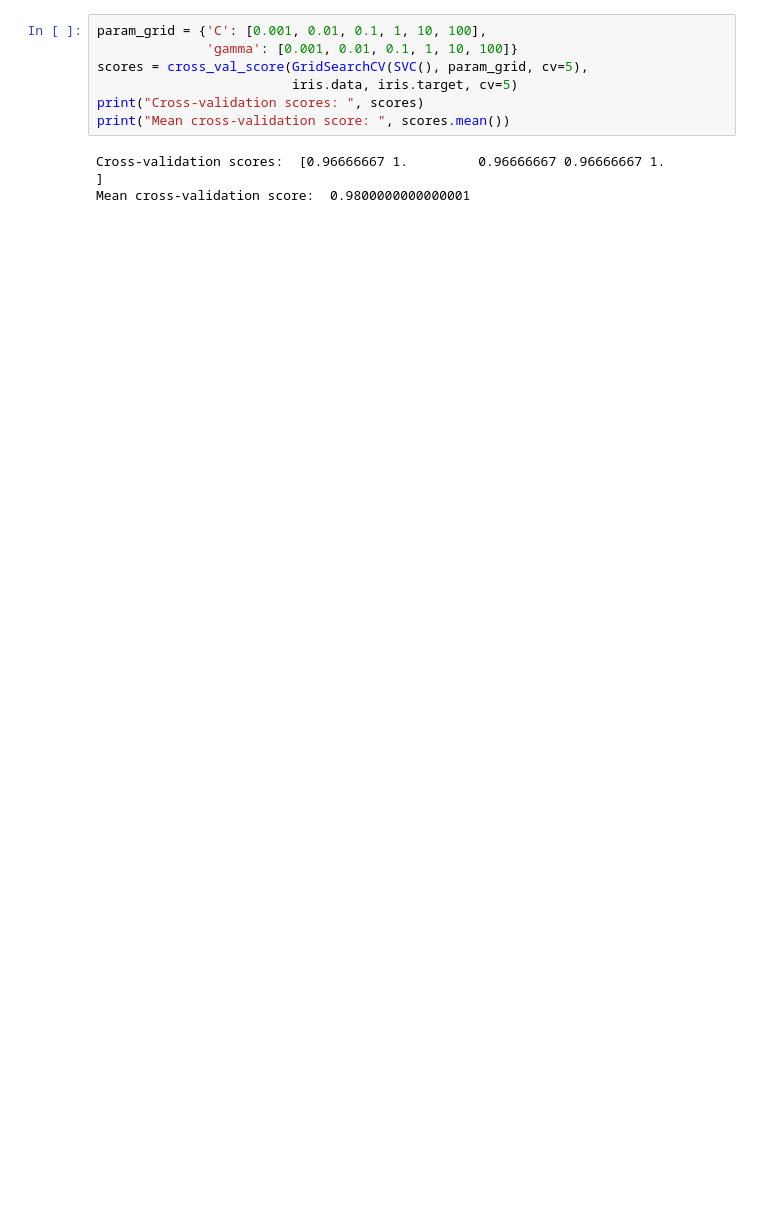
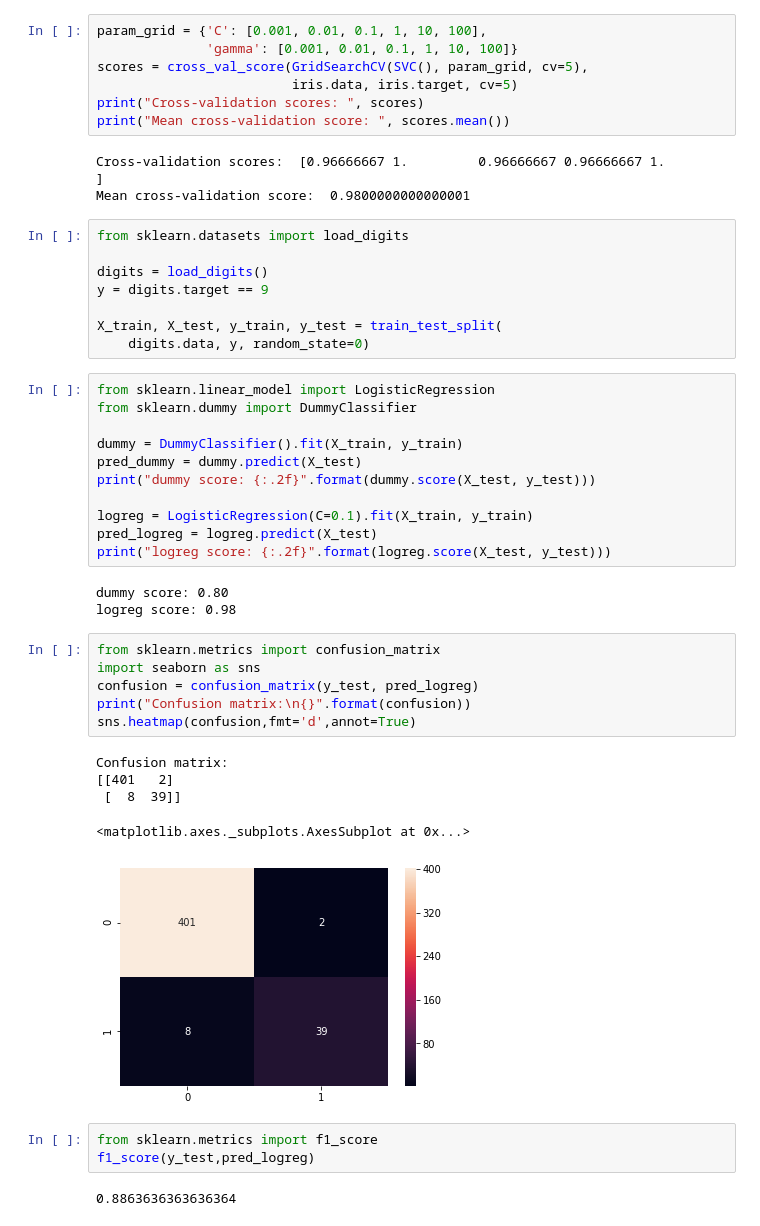
Before and after one commit to ScJn/my_machine_learning, a Jupyter notebook: 05-model-evaluation-and-improvement.ipynb, the cells around one changed output. Drawn from its saved outputs; the diff is of its cells as text; blank space fills up the shorter version.

Commit message:
evaluation metric

```diff
--- a/05-model-evaluation-and-improvement.ipynb
+++ b/05-model-evaluation-and-improvement.ipynb
@@ -116,3 +113,42 @@ print("Mean cross-validation score: ", scores.mean())
 # %% [output]
 Cross-validation scores:  [0.96666667 1.         0.96666667 0.96666667 1.        ]
 Mean cross-validation score:  0.9800000000000001
+# %%
+from sklearn.datasets import load_digits
+
+digits = load_digits()
+y = digits.target == 9
+
+X_train, X_test, y_train, y_test = train_test_split(
+    digits.data, y, random_state=0)
+# %%
+from sklearn.linear_model import LogisticRegression
+from sklearn.dummy import DummyClassifier
+
+dummy = DummyClassifier().fit(X_train, y_train)
+pred_dummy = dummy.predict(X_test)
+print("dummy score: {:.2f}".format(dummy.score(X_test, y_test)))
+
+logreg = LogisticRegression(C=0.1).fit(X_train, y_train)
+pred_logreg = logreg.predict(X_test)
+print("logreg score: {:.2f}".format(logreg.score(X_test, y_test)))
+# %% [output]
+dummy score: 0.80
+logreg score: 0.98
+# %%
+from sklearn.metrics import confusion_matrix
+import seaborn as sns
+confusion = confusion_matrix(y_test, pred_logreg)
+print("Confusion matrix:\n{}".format(confusion))
+sns.heatmap(confusion,fmt='d',annot=True)
+# %% [output]
+Confusion matrix:
+[[401   2]
+ [  8  39]]
+<matplotlib.axes._subplots.AxesSubplot at 0x...>
+[figure, added]
+# %%
+from sklearn.metrics import f1_score
+f1_score(y_test,pred_logreg)
+# %% [output]
+0.8863636363636364
```
Also changed, not shown: parts of 14 cells of this notebook.
